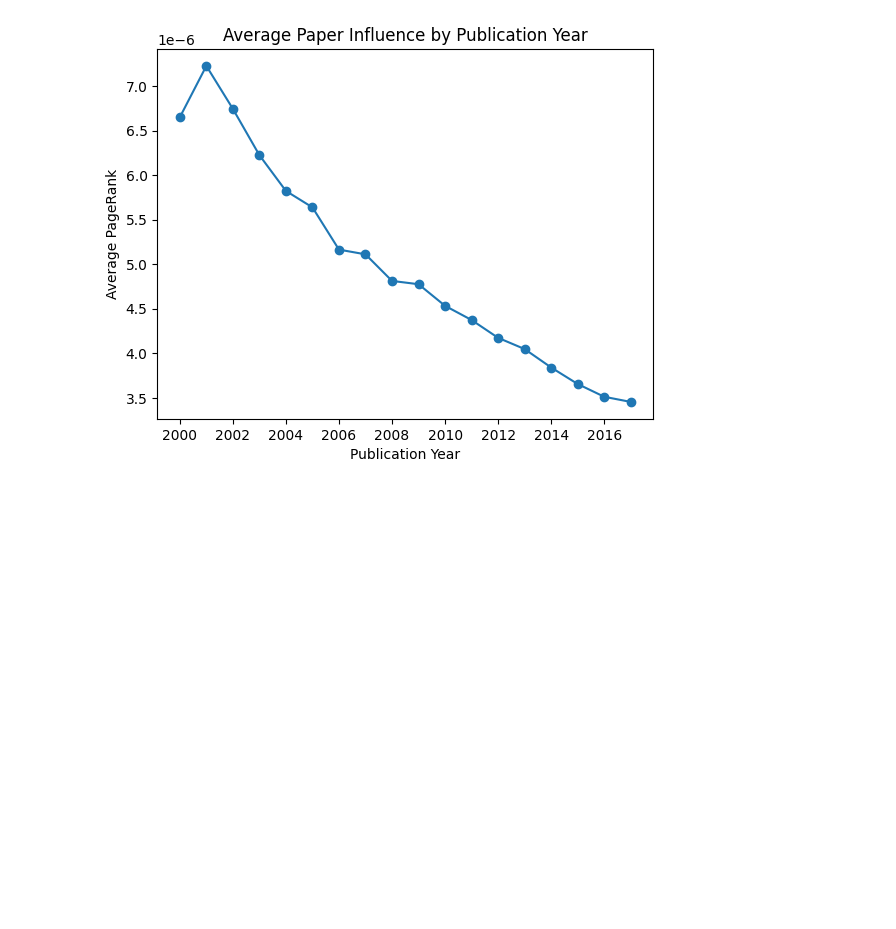
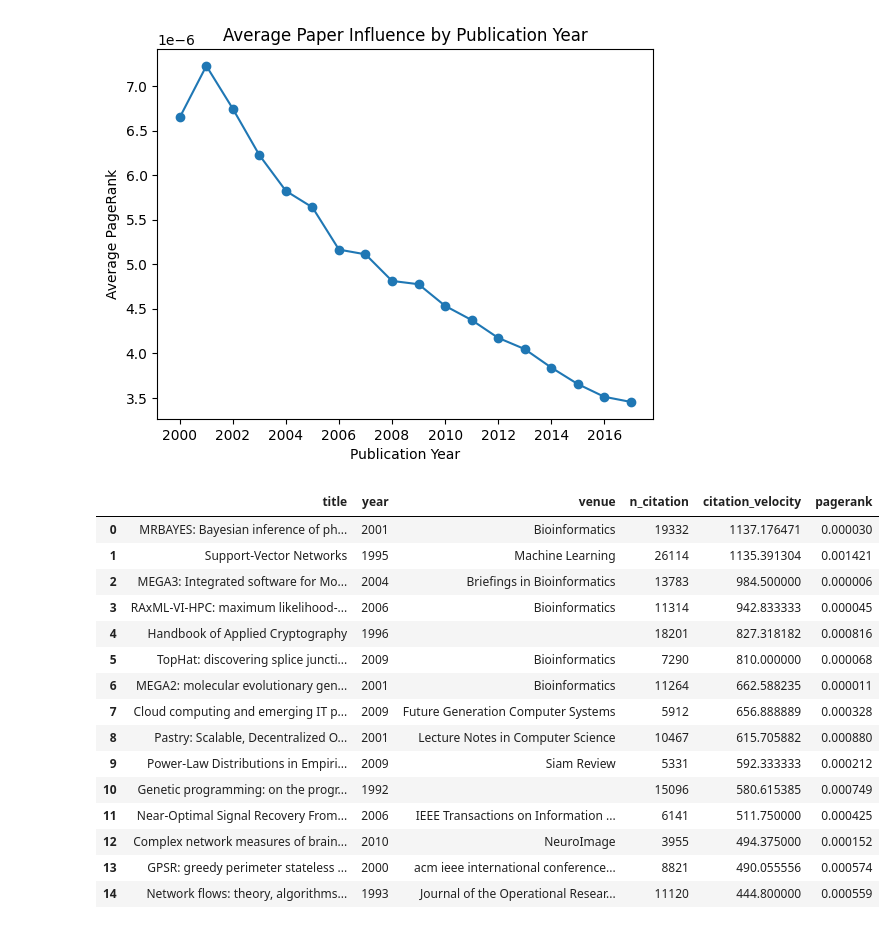
Before and after one commit to alesss-b/Data-Science-I-Group-Project, a Jupyter notebook: citation_network_analysis.ipynb, the cells around one changed output. Saved outputs shown, nothing was run; the diff lists cells and outputs as text; code cells hidden in the pictures; blank space fills up the shorter version.

Commit message:
added breakthrough paper identification

```diff
--- a/citation_network_analysis.ipynb
+++ b/citation_network_analysis.ipynb
@@ -178,3 +178,30 @@ plt.xticks(range(START_YEAR, END_YEAR + 1, 2))
 plt.show()
 # %% [output]
 [figure]
+# %%
+"""Identify Breakthrough Papers"""
+metrics_df['years_since_pub'] = 2018 - metrics_df['year']
+metrics_df['citation_velocity'] = metrics_df.apply(lambda row: row['n_citation'] / row['years_since_pub'] if row['years_since_pub'] > 0 else 0, axis = 1)
+
+pr_threshold = metrics_df['pagerank'].quantile(0.9)
+cv_threshold = metrics_df['citation_velocity'].quantile(0.9)
+
+breakthrough = metrics_df[(metrics_df['pagerank'] >= pr_threshold) & (metrics_df['citation_velocity'] >= cv_threshold)].sort_values('citation_velocity', ascending = False).head(15).reset_index(drop = True)
+breakthrough[['title', 'year', 'venue', 'n_citation', 'citation_velocity', 'pagerank']]
+# %% [output]
+|  | title | year | venue | n_citation | citation_velocity | pagerank |
+| 0 | MRBAYES: Bayesian inference of ph... | 2001 | Bioinformatics | 19332 | 1137.176471 | 0.000030 |
+| 1 | Support-Vector Networks | 1995 | Machine Learning | 26114 | 1135.391304 | 0.001421 |
+| 2 | MEGA3: Integrated software for Mo... | 2004 | Briefings in Bioinformatics | 13783 | 984.500000 | 0.000006 |
+| 3 | RAxML-VI-HPC: maximum likelihood-... | 2006 | Bioinformatics | 11314 | 942.833333 | 0.000045 |
+| 4 | Handbook of Applied Cryptography | 1996 |  | 18201 | 827.318182 | 0.000816 |
+| 5 | TopHat: discovering splice juncti... | 2009 | Bioinformatics | 7290 | 810.000000 | 0.000068 |
+| 6 | MEGA2: molecular evolutionary gen... | 2001 | Bioinformatics | 11264 | 662.588235 | 0.000011 |
+| 7 | Cloud computing and emerging IT p... | 2009 | Future Generation Computer Systems | 5912 | 656.888889 | 0.000328 |
+| 8 | Pastry: Scalable, Decentralized O... | 2001 | Lecture Notes in Computer Science | 10467 | 615.705882 | 0.000880 |
+| 9 | Power-Law Distributions in Empiri... | 2009 | Siam Review | 5331 | 592.333333 | 0.000212 |
+| 10 | Genetic programming: on the progr... | 1992 |  | 15096 | 580.615385 | 0.000749 |
+| 11 | Near-Optimal Signal Recovery From... | 2006 | IEEE Transactions on Information ... | 6141 | 511.750000 | 0.000425 |
+| 12 | Complex network measures of brain... | 2010 | NeuroImage | 3955 | 494.375000 | 0.000152 |
+| 13 | GPSR: greedy perimeter stateless ... | 2000 | acm ieee international conference... | 8821 | 490.055556 | 0.000574 |
+| 14 | Network flows: theory, algorithms... | 1993 | Journal of the Operational Resear... | 11120 | 444.800000 | 0.000559 |
```
